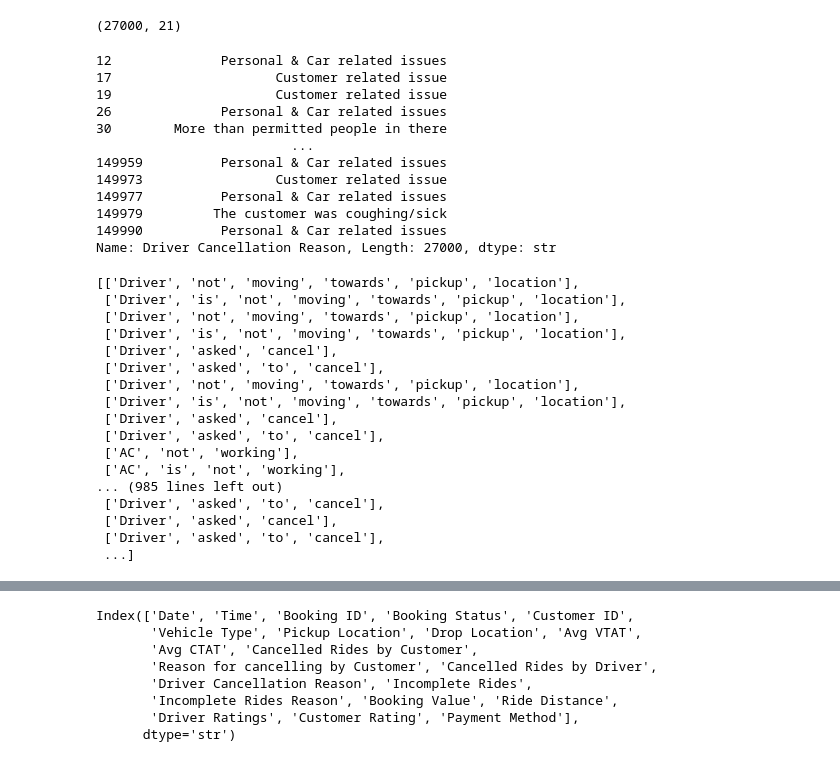
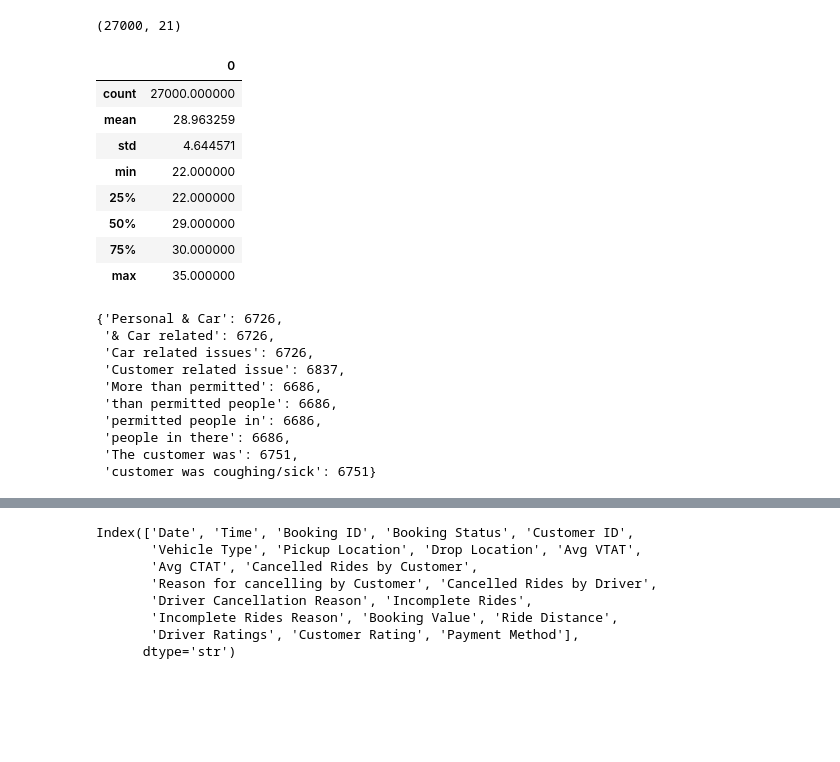
Before and after one commit to therai0/EDA_project-, a Jupyter notebook: eda_uber.ipynb, the cells around one changed output, grey strips where cells are left out. Cells and saved outputs as stored; diff of their text form; code cells hidden in the pictures; blank space fills up the shorter version.

```diff
--- a/eda_uber.ipynb
+++ b/eda_uber.ipynb
@@ -685,42 +265,37 @@ ride_cancelation_by_driver = df.loc[df["Cancelled Rides by Driver"].isnull() ==
 ride_cancelation_by_driver.shape
 # %% [output]
 (27000, 21)
-# %%
-ride_cancelation_by_driver["Driver Cancellation Reason"]
-# %% [output]
-12              Personal & Car related issues
-17                     Customer related issue
-19                     Customer related issue
-26              Personal & Car related issues
-30        More than permitted people in there
-                         ...
-149959          Personal & Car related issues
-149973                 Customer related issue
-149977          Personal & Car related issues
-149979         The customer was coughing/sick
-149990          Personal & Car related issues
-Name: Driver Cancellation Reason, Length: 27000, dtype: str
+# %%
+paragraph_len = []
+ride_cancelation_driver_column = ride_cancelation_by_driver["Driver Cancellation Reason"]
+for cancle_message in ride_cancelation_driver_column:
+    paragraph_len.append(len(cancle_message))
+
+# Stat
+pd.DataFrame(paragraph_len).describe()
+# %% [output]
+|  | 0 |
+| count | 27000.000000 |
+| mean | 28.963259 |
+| std | 4.644571 |
+| min | 22.000000 |
+| 25% | 22.000000 |
+| 50% | 29.000000 |
+| 75% | 30.000000 |
+| max | 35.000000 |
 # %%
-dr_tokens = sentence_convert_into_token(ride_cancelation_by_driver["Driver Cancellation Reason"])
-dr_tokens
-# dr_ngram = text_vectorize(tokens,3)
-# dr_word_freq_dict = word_frequency(ngram)
-# print(dr_word_freq_dict)
+tokens = sentence_convert_into_token(ride_cancelation_by_driver["Driver Cancellation Reason"])
+ngram = text_vectorize(tokens,3)
+word_freq_dict = word_frequency(ngram)
+word_freq_dict
 # %% [output]
-[['Driver', 'not', 'moving', 'towards', 'pickup', 'location'],
- ['Driver', 'is', 'not', 'moving', 'towards', 'pickup', 'location'],
- ['Driver', 'not', 'moving', 'towards', 'pickup', 'location'],
- ['Driver', 'is', 'not', 'moving', 'towards', 'pickup', 'location'],
- ['Driver', 'asked', 'cancel'],
- ['Driver', 'asked', 'to', 'cancel'],
- ['Driver', 'not', 'moving', 'towards', 'pickup', 'location'],
- ['Driver', 'is', 'not', 'moving', 'towards', 'pickup', 'location'],
- ['Driver', 'asked', 'cancel'],
- ['Driver', 'asked', 'to', 'cancel'],
- ['AC', 'not', 'working'],
- ['AC', 'is', 'not', 'working'],
-... (985 lines left out)
- ['Driver', 'asked', 'to', 'cancel'],
- ['Driver', 'asked', 'cancel'],
- ['Driver', 'asked', 'to', 'cancel'],
- ...]
+{'Personal & Car': 6726,
+ '& Car related': 6726,
+ 'Car related issues': 6726,
+ 'Customer related issue': 6837,
+ 'More than permitted': 6686,
+ 'than permitted people': 6686,
+ 'permitted people in': 6686,
+ 'people in there': 6686,
+ 'The customer was': 6751,
+ 'customer was coughing/sick': 6751}
```
Also changed, not shown: parts of 70 cells of this notebook.
